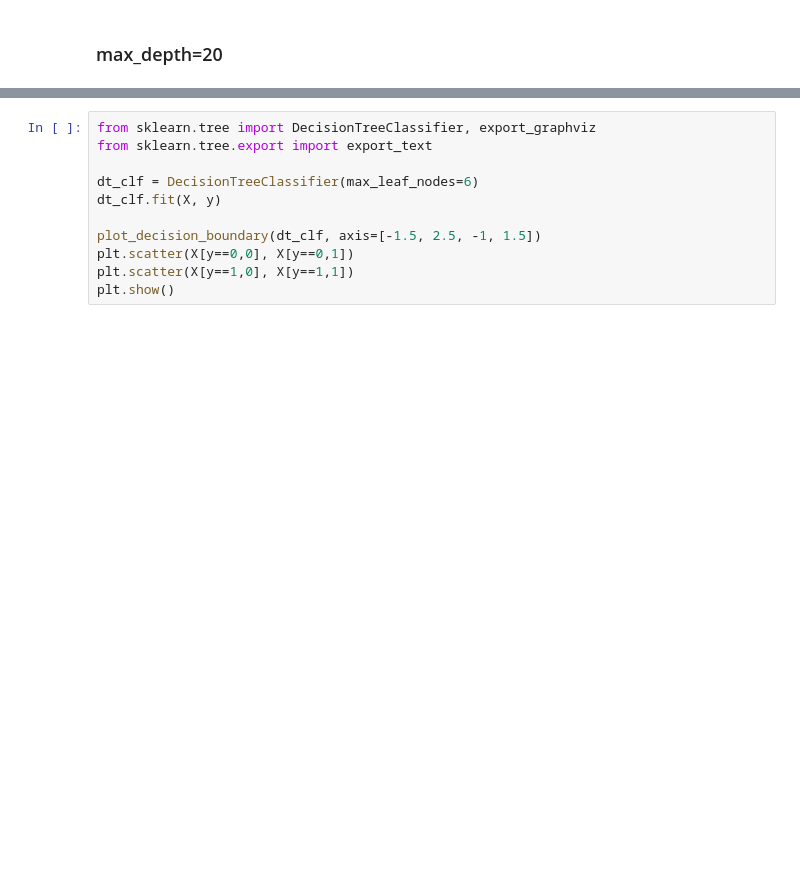
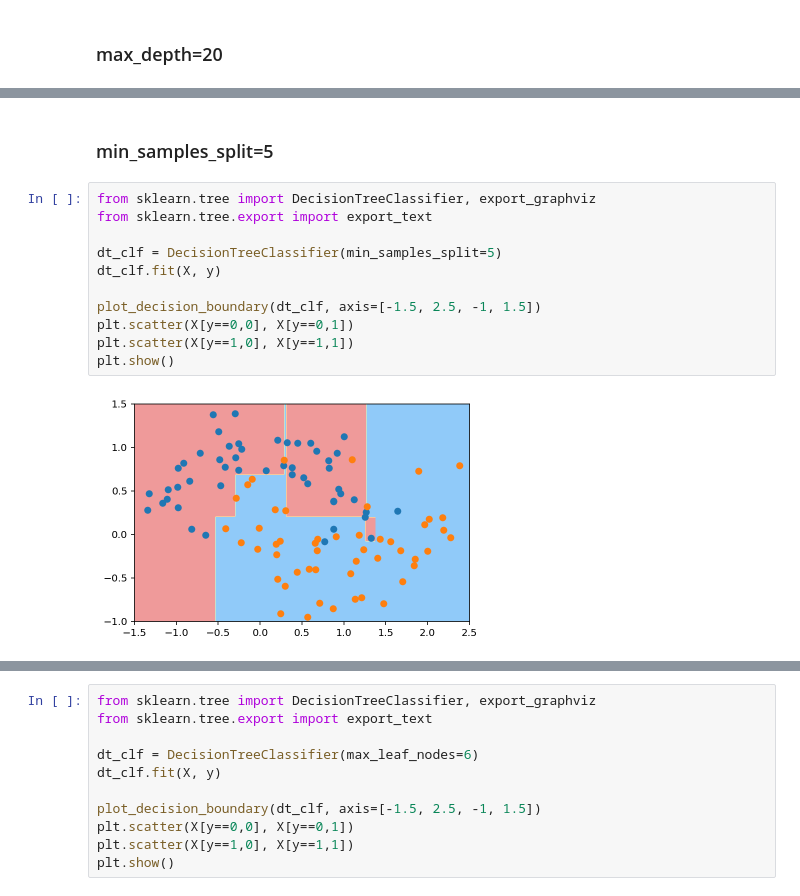
Before and after one commit to clelandgt/machine_learning, a Jupyter notebook: ml_algorithms/决策树.ipynb, the cells around one changed output, grey strips where cells are left out. Cells and saved outputs as stored; diff of their text form; blank space fills up the shorter version.

```diff
--- a/ml_algorithms/决策树.ipynb
+++ b/ml_algorithms/决策树.ipynb
@@ -348,0 +344,15 @@ plt.show()
+# %% [markdown]
+### min_samples_split=5
+# %%
+from sklearn.tree import DecisionTreeClassifier, export_graphviz
+from sklearn.tree.export import export_text
+
+dt_clf = DecisionTreeClassifier(min_samples_split=5)
+dt_clf.fit(X, y)
+
+plot_decision_boundary(dt_clf, axis=[-1.5, 2.5, -1, 1.5])
+plt.scatter(X[y==0,0], X[y==0,1])
+plt.scatter(X[y==1,0], X[y==1,1])
+plt.show()
+# %% [output]
+[figure, added]
```
Also changed, not shown: parts of 13 cells of this notebook.
